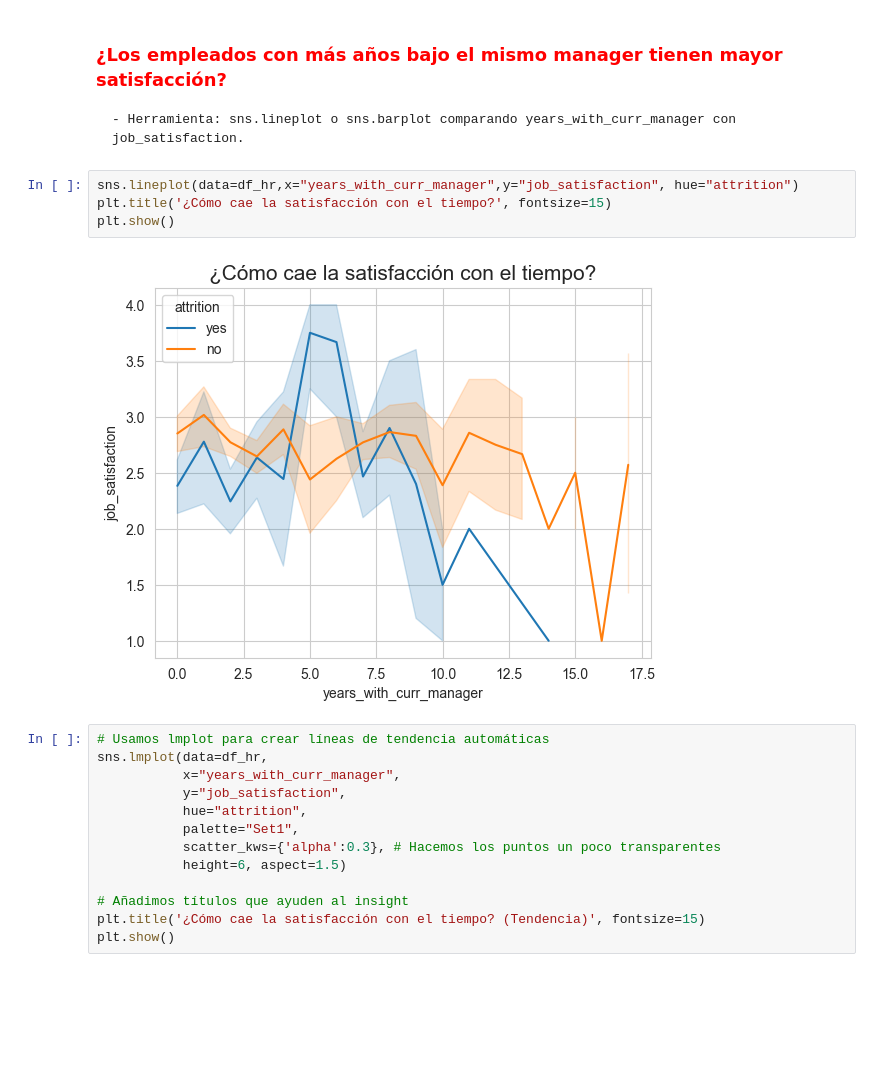
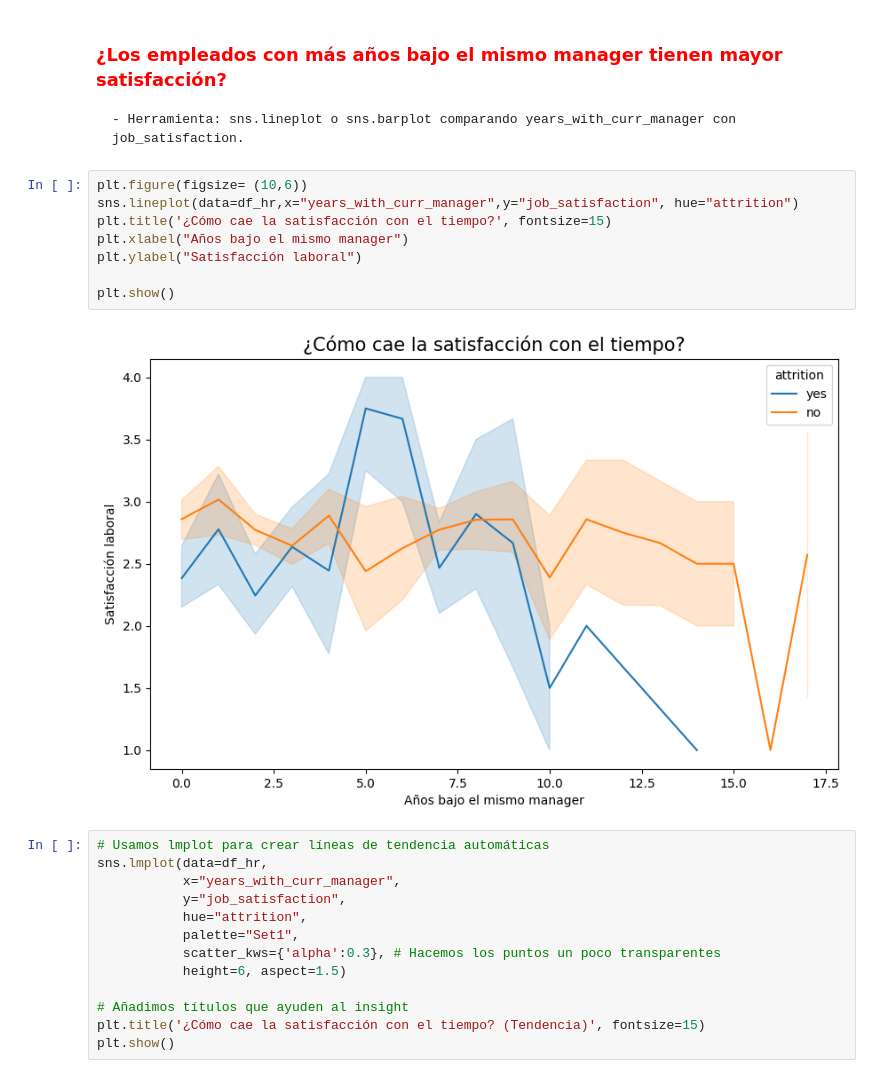
Before and after one commit to Lumo88/project-da-promo-65-modulo-3-team-1, a Jupyter notebook: Insights.ipynb, the cells around one changed output. Saved outputs shown, nothing was run; the diff lists cells and outputs as text; blank space fills up the shorter version.

```diff
--- a/Insights.ipynb
+++ b/Insights.ipynb
@@ -323,11 +327,15 @@ sns.heatmap(tablaconting2, annot=True, cmap="Blues", cbar=True)
 ### **<font color="red"> ¿Los empleados con más años bajo el mismo manager tienen mayor satisfacción?</float>**
     - Herramienta: sns.lineplot o sns.barplot comparando years_with_curr_manager con job_satisfaction.
 # %%
+plt.figure(figsize= (10,6))
 sns.lineplot(data=df_hr,x="years_with_curr_manager",y="job_satisfaction", hue="attrition")
 plt.title('¿Cómo cae la satisfacción con el tiempo?', fontsize=15)
+plt.xlabel("Años bajo el mismo manager")
+plt.ylabel("Satisfacción laboral")
+
 plt.show()
 # %% [output]
-[figure, old version]
+[figure, new version]
 # %%
 # Usamos lmplot para crear líneas de tendencia automáticas
 sns.lmplot(data=df_hr,
```
Also changed, not shown: parts of 12 cells of this notebook.
